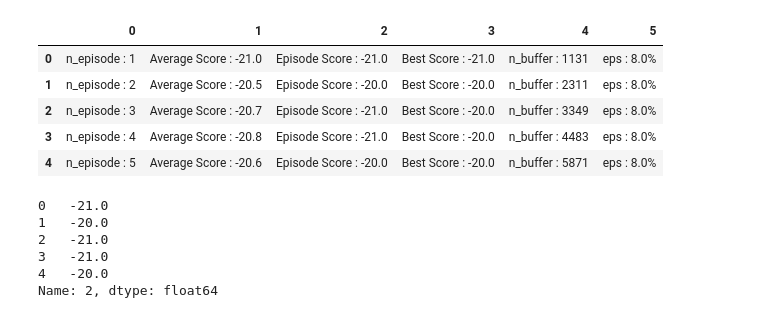
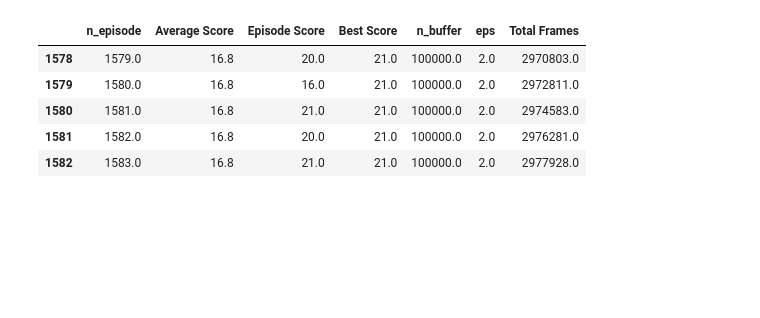
Before and after one commit to RyanGale-AK/DQN, a Jupyter notebook: DQN_stats.ipynb, the cells around one changed output. Drawn from its saved outputs; the diff is of its cells as text; code cells hidden in the pictures; blank space fills up the shorter version.

```diff
--- a/DQN_stats.ipynb
+++ b/DQN_stats.ipynb
@@ -18,23 +40,36 @@ line_plot.show()
+# %%
+with open('log/dqn.out', 'r') as f:
+    lines = f.readlines()
+lines = lines[1:] # strip model loading line
+new_lines = []
+for i in range(0,len(lines)-1,2):
+    # strip and join every two lines
+    new_line = ', '.join([lines[i].strip(), lines[i+1].strip()])
+    new_lines.append(new_line)
+# %%
+def convert_line_to_dict(line):
+    out_dict = {}
+    lines = [l.strip() for l in line.split(',')]
+    for kv in lines:
+        k,v = kv.split(':')
+        k=k.strip()
+        v=v.strip()
+        out_dict[k] = float(v.replace('%',''))
+    return out_dict
+
+dicts = []
+for each_line in new_lines:
+    dicts.append(convert_line_to_dict(each_line))
 # %%
 import pandas as pd
-stats = pd.read_csv('log/dqn4.out', header=None)
-stats.head()
+from matplotlib import pyplot as plt
+#stats = pd.read_csv('log/dqn.out', header=None)
+df = pd.DataFrame(dicts)
+df.tail()
 # %% [output]
-|  | 0 | 1 | 2 | 3 | 4 | 5 |
-| 0 | n_episode : 1 | Average Score : -21.0 | Episode Score : -21.0 | Best Score : -21.0 | n_buffer : 1131 | eps : 8.0% |
-| 1 | n_episode : 2 | Average Score : -20.5 | Episode Score : -20.0 | Best Score : -20.0 | n_buffer : 2311 | eps : 8.0% |
-| 2 | n_episode : 3 | Average Score : -20.7 | Episode Score : -21.0 | Best Score : -20.0 | n_buffer : 3349 | eps : 8.0% |
-| 3 | n_episode : 4 | Average Score : -20.8 | Episode Score : -21.0 | Best Score : -20.0 | n_buffer : 4483 | eps : 8.0% |
-| 4 | n_episode : 5 | Average Score : -20.6 | Episode Score : -20.0 | Best Score : -20.0 | n_buffer : 5871 | eps : 8.0% |
+|  | n_episode | Average Score | Episode Score | Best Score | n_buffer | eps | Total Frames |
+| 1578 | 1579.0 | 16.8 | 20.0 | 21.0 | 100000.0 | 2.0 | 2970803.0 |
+| 1579 | 1580.0 | 16.8 | 16.0 | 21.0 | 100000.0 | 2.0 | 2972811.0 |
+| 1580 | 1581.0 | 16.8 | 21.0 | 21.0 | 100000.0 | 2.0 | 2974583.0 |
+| 1581 | 1582.0 | 16.8 | 20.0 | 21.0 | 100000.0 | 2.0 | 2976281.0 |
+| 1582 | 1583.0 | 16.8 | 21.0 | 21.0 | 100000.0 | 2.0 | 2977928.0 |
-# %%
-def stripScore(x):
-    return float(x.strip().split(' : ')[1])
-scores = stats[2].apply(lambda x: stripScore(x))
-scores.head()
-# %% [output]
-0   -21.0
-1   -20.0
-2   -21.0
-3   -21.0
-4   -20.0
-Name: 2, dtype: float64
```
Also changed, not shown: parts of 5 cells of this notebook.
